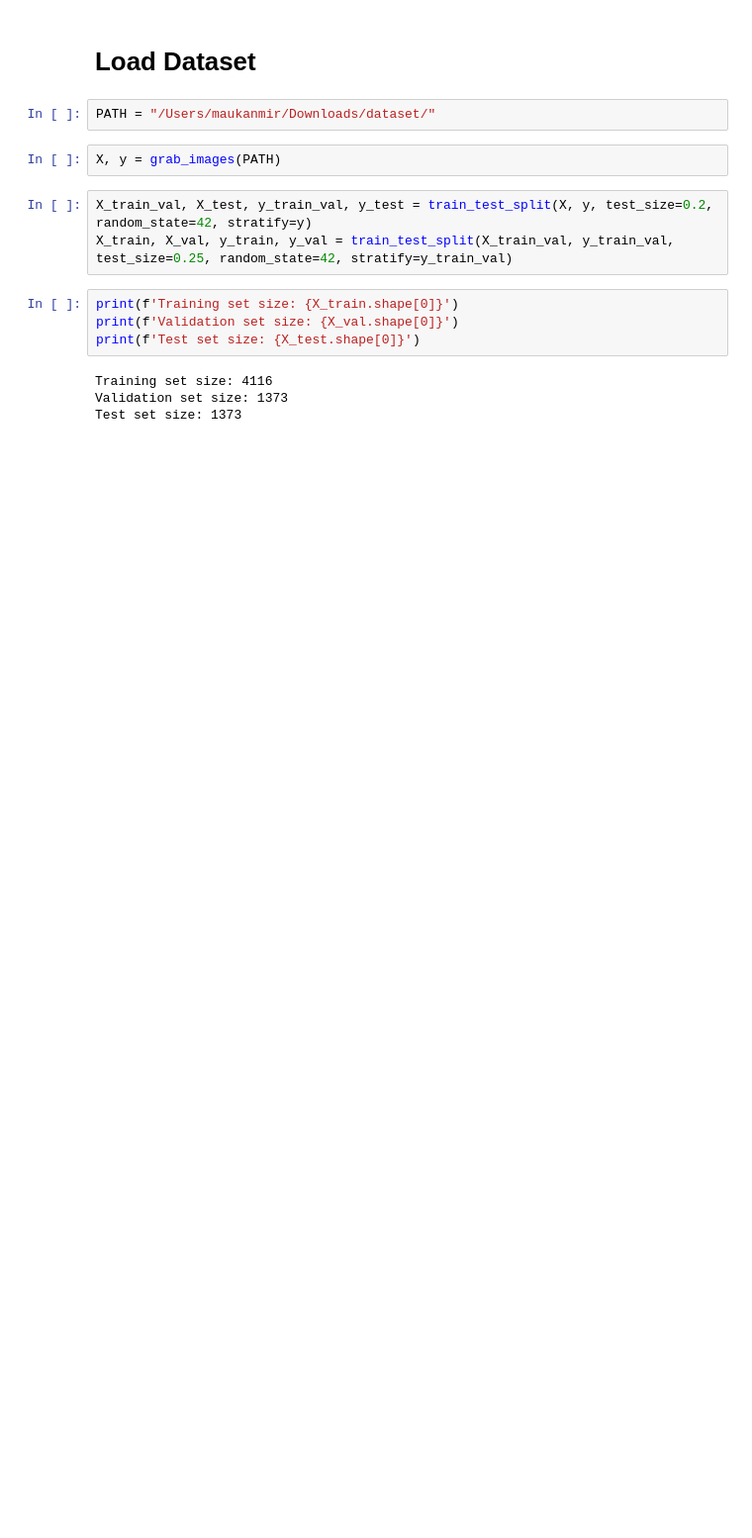
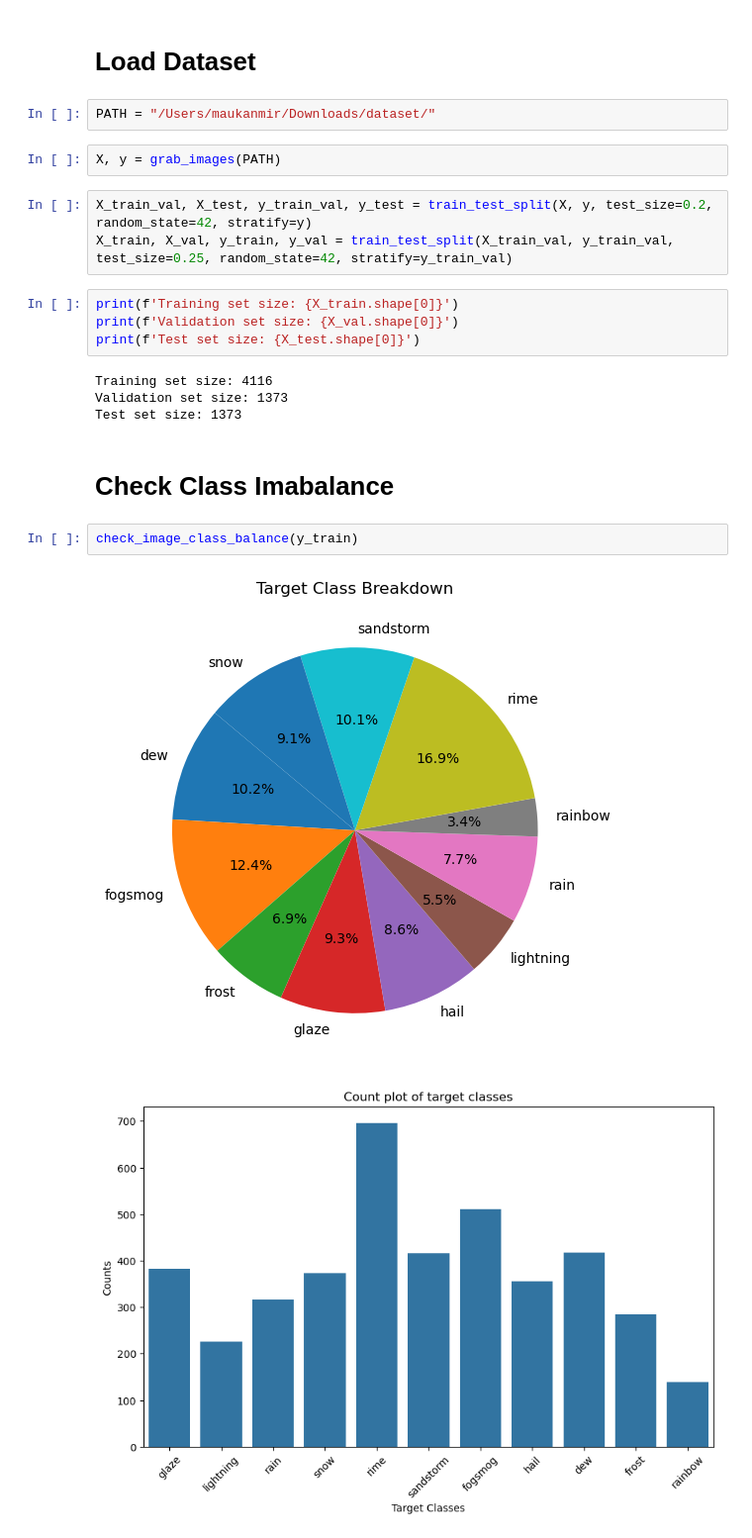
Before and after one commit to MaukanMir/Weather-Image-Recognition, a Jupyter notebook: training.ipynb, the cells around one changed output. Shown: that part at 99% size. Drawn from its saved outputs; the diff is of its cells as text; blank space fills up the shorter version.

Commit message:
added visuals

```diff
--- a/training.ipynb
+++ b/training.ipynb
@@ -86,3 +86,10 @@ print(f'Test set size: {X_test.shape[0]}')
 Training set size: 4116
 Validation set size: 1373
 Test set size: 1373
+# %% [markdown]
+# Check Class Imabalance
+# %%
+check_image_class_balance(y_train)
+# %% [output]
+[figure, added]
+[figure, added]
```
